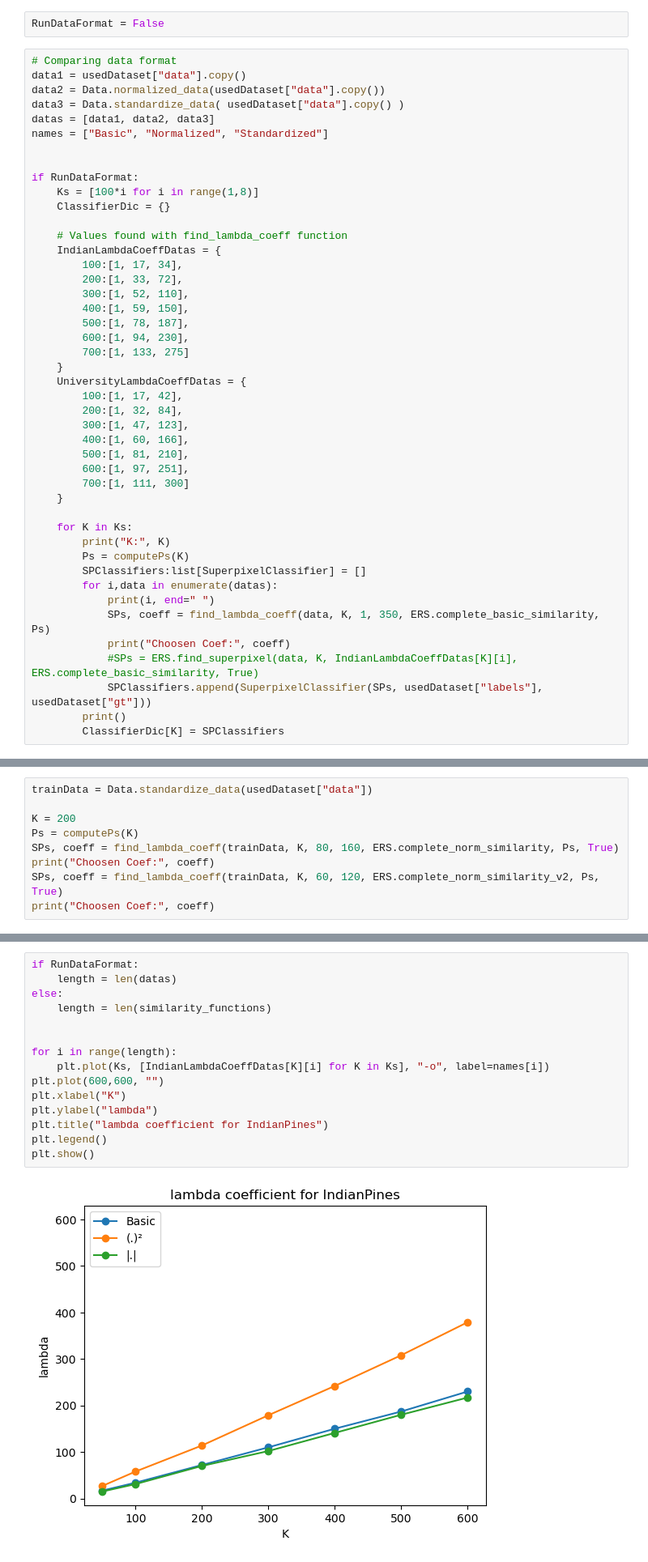
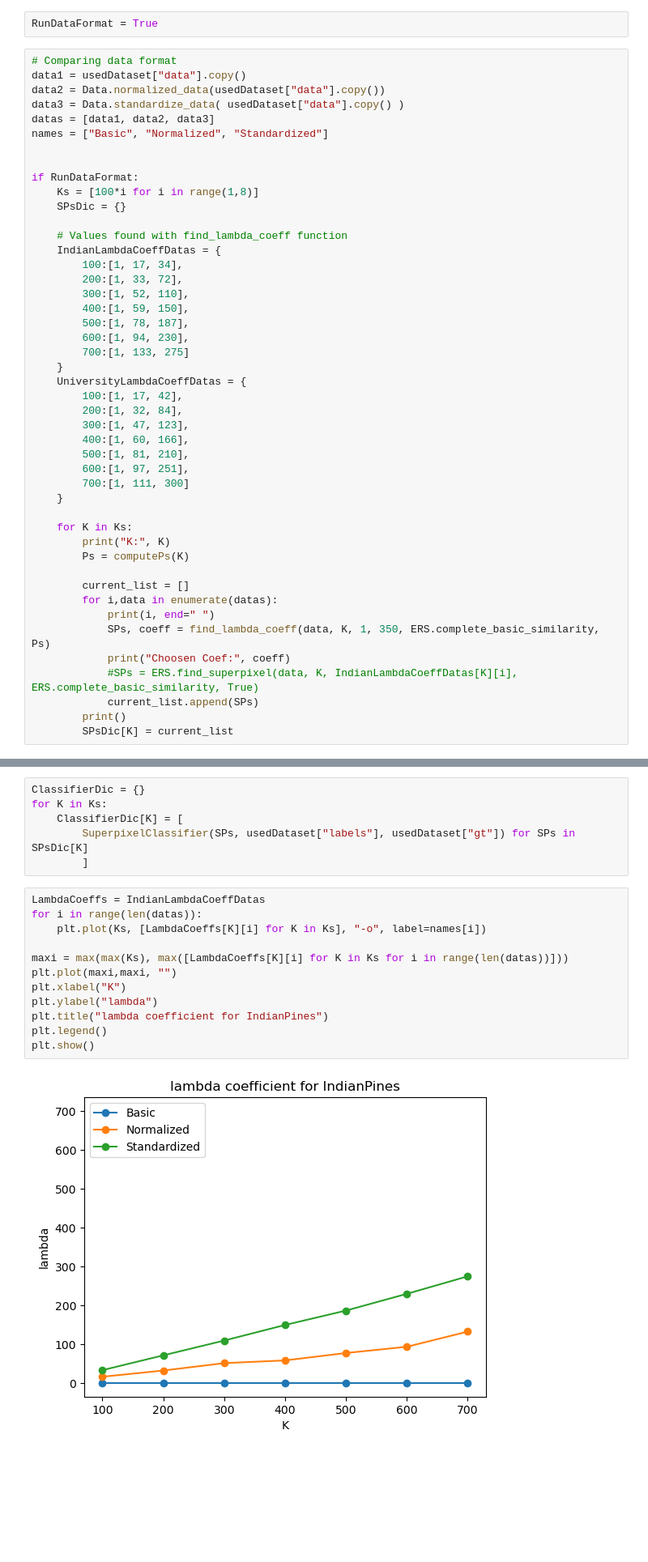
Before and after one commit to GeckSpy/M1-internship-SSGA, a Jupyter notebook: code/SPresult.ipynb, the cells around one changed output, grey strips where cells are left out. Shown: that part at 81% size. Cells and saved outputs as stored; diff of their text form; blank space fills up the shorter version.

```diff
--- a/code/SPresult.ipynb
+++ b/code/SPresult.ipynb
@@ -128,5 +45,5 @@ average proportion of max_amount/amount
 # %%
-RunDataFormat = False
+RunDataFormat = True
 # %%
 # Comparing data format
 data1 = usedDataset["data"].copy()
@@ -138,7 +55,7 @@ names = ["Basic", "Normalized", "Standardized"]
 
 if RunDataFormat:
     Ks = [100*i for i in range(1,8)]
-    ClassifierDic = {}
+    SPsDic = {}
 
     # Values found with find_lambda_coeff function
     IndianLambdaCoeffDatas = {
@@ -163,12 +80,13 @@ if RunDataFormat:
     for K in Ks:
         print("K:", K)
         Ps = computePs(K)
-        SPClassifiers:list[SuperpixelClassifier] = []
+
+        current_list = []
         for i,data in enumerate(datas):
             print(i, end=" ")
             SPs, coeff = find_lambda_coeff(data, K, 1, 350, ERS.complete_basic_similarity, Ps)
             print("Choosen Coef:", coeff)
             #SPs = ERS.find_superpixel(data, K, IndianLambdaCoeffDatas[K][i], ERS.complete_basic_similarity, True)
-            SPClassifiers.append(SuperpixelClassifier(SPs, usedDataset["labels"], usedDataset["gt"]))
+            current_list.append(SPs)
         print()
-        ClassifierDic[K] = SPClassifiers
+        SPsDic[K] = current_list
@@ -231,12 +164,3 @@ K: 500
 0 1 2
 K: 600
 0 1 2
-# %%
-trainData = Data.standardize_data(usedDataset["data"])
-
-K = 200
-Ps = computePs(K)
-SPs, coeff = find_lambda_coeff(trainData, K, 80, 160, ERS.complete_norm_similarity, Ps, True)
-print("Choosen Coef:", coeff)
-SPs, coeff = find_lambda_coeff(trainData, K, 60, 120, ERS.complete_norm_similarity_v2, Ps, True)
-print("Choosen Coef:", coeff)
@@ -245,20 +247,23 @@ finding lambda coeff: 120
+# %%
+ClassifierDic = {}
+for K in Ks:
+    ClassifierDic[K] = [
+        SuperpixelClassifier(SPs, usedDataset["labels"], usedDataset["gt"]) for SPs in SPsDic[K]
+        ]
 # %%
-if RunDataFormat:
-    length = len(datas)
-else:
-    length = len(similarity_functions)
+LambdaCoeffs = IndianLambdaCoeffDatas
+for i in range(len(datas)):
+    plt.plot(Ks, [LambdaCoeffs[K][i] for K in Ks], "-o", label=names[i])
 
-
-for i in range(length):
-    plt.plot(Ks, [IndianLambdaCoeffDatas[K][i] for K in Ks], "-o", label=names[i])
-plt.plot(600,600, "")
+maxi = max(max(Ks), max([LambdaCoeffs[K][i] for K in Ks for i in range(len(datas))]))
+plt.plot(maxi,maxi, "")
 plt.xlabel("K")
 plt.ylabel("lambda")
 plt.title("lambda coefficient for IndianPines")
 plt.legend()
 plt.show()
 # %% [output]
-[figure, old version]
+[figure, new version]
 # %% [markdown]
 ### Visual result
 # %%
```
Also changed, not shown: parts of 15 cells of this notebook, 1 other file.
